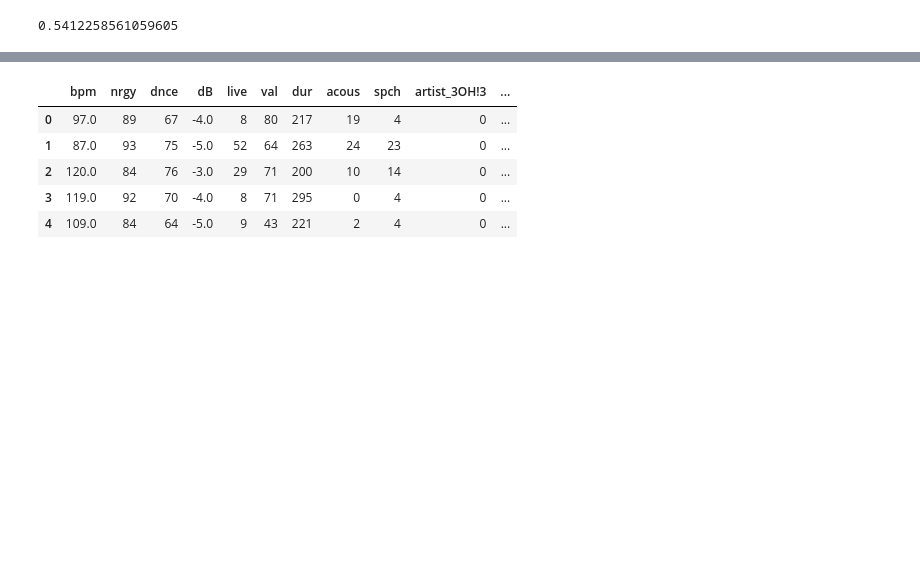
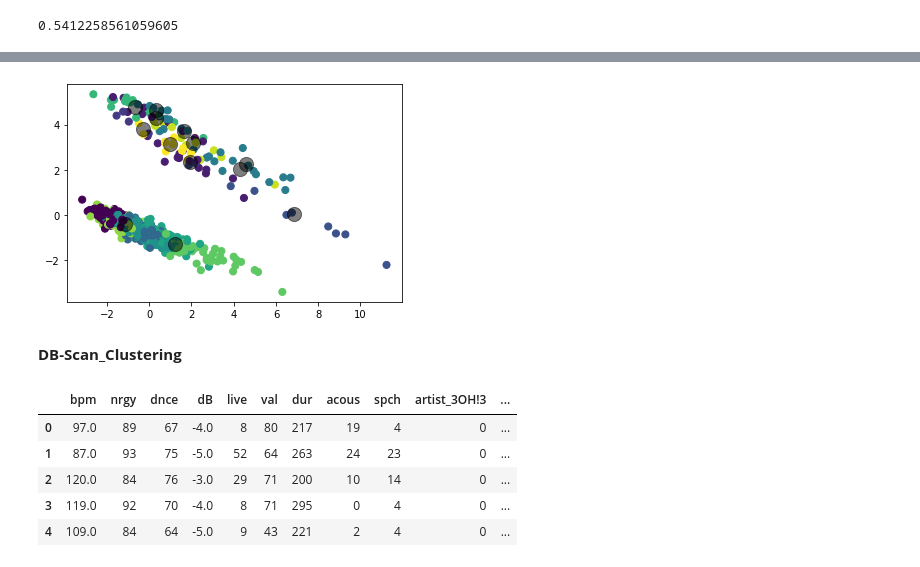
Before and after one commit to jithesh9539/Music_Clustering_Kmeans_dbscan, a Jupyter notebook: Music_Clustering.ipynb, the cells around one changed output, grey strips where cells are left out. Drawn from its saved outputs; the diff is of its cells as text; code cells hidden in the pictures; blank space fills up the shorter version.

```diff
--- a/Music_Clustering.ipynb
+++ b/Music_Clustering.ipynb
@@ -534,0 +542,27 @@ silhouette_score(pca_df, dbscan_labels, metric='euclidean')
+# %%
+# Kmeans is in tensorflow 2.0 compatible mode
+tf.compat.v1.logging.set_verbosity(tf.compat.v1.logging.ERROR)  #avoid INFO messages
+
+num_clusters = 13
+
+kmeans_tf = tf.compat.v1.estimator.experimental.KMeans(
+    num_clusters=num_clusters, use_mini_batch=False)
+
+
+# train
+num_iterations = 10
+previous_centers = None
+for _ in range(num_iterations):
+    kmeans_tf.train(input_fn)
+    cluster_centers = kmeans_tf.cluster_centers()
+    if previous_centers is not None:
+        print('delta:', cluster_centers - previous_centers)
+    previous_centers = cluster_centers
+    print('score:', kmeans_tf.score(input_fn))
+print('cluster centers:', cluster_centers)
+
+# map the input points to their clusters
+cluster_indices = list(kmeans_tf.predict_cluster_index(input_fn))
+for i, point in enumerate(pca_df):
+    cluster_index = cluster_indices[i]
+    center = cluster_centers[cluster_index]
@@ -535,3 +665,11 @@ silhouette_score(pca_df, dbscan_labels, metric='euclidean')
+# %%
+plt.scatter(pca_df.iloc[:, 0], pca_df.iloc[:, 1], c=cluster_indices, s=50, cmap='viridis')
+centers = kmeans.cluster_centers_
+plt.scatter(centers[:, 0], centers[:, 1], c='black', s=200, alpha=0.5);
+# %% [output]
+[figure, added]
+# %% [markdown]
+**DB-Scan_Clustering**
 # %%
 dbscan_df = new_df.join(dbscan_labels, how='left')
 dbscan_df = dbscan_df.rename(columns = {0: 'labels'})
```
Also changed, not shown: parts of 9 cells of this notebook.
